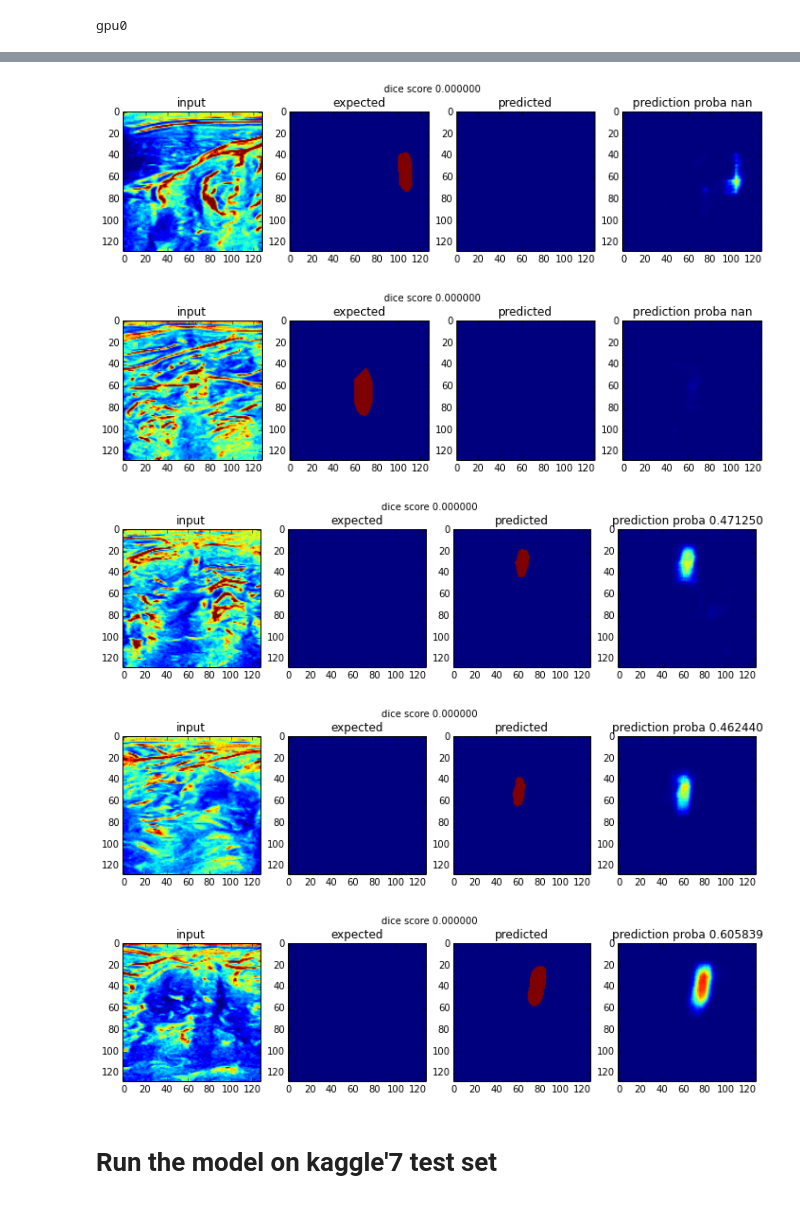
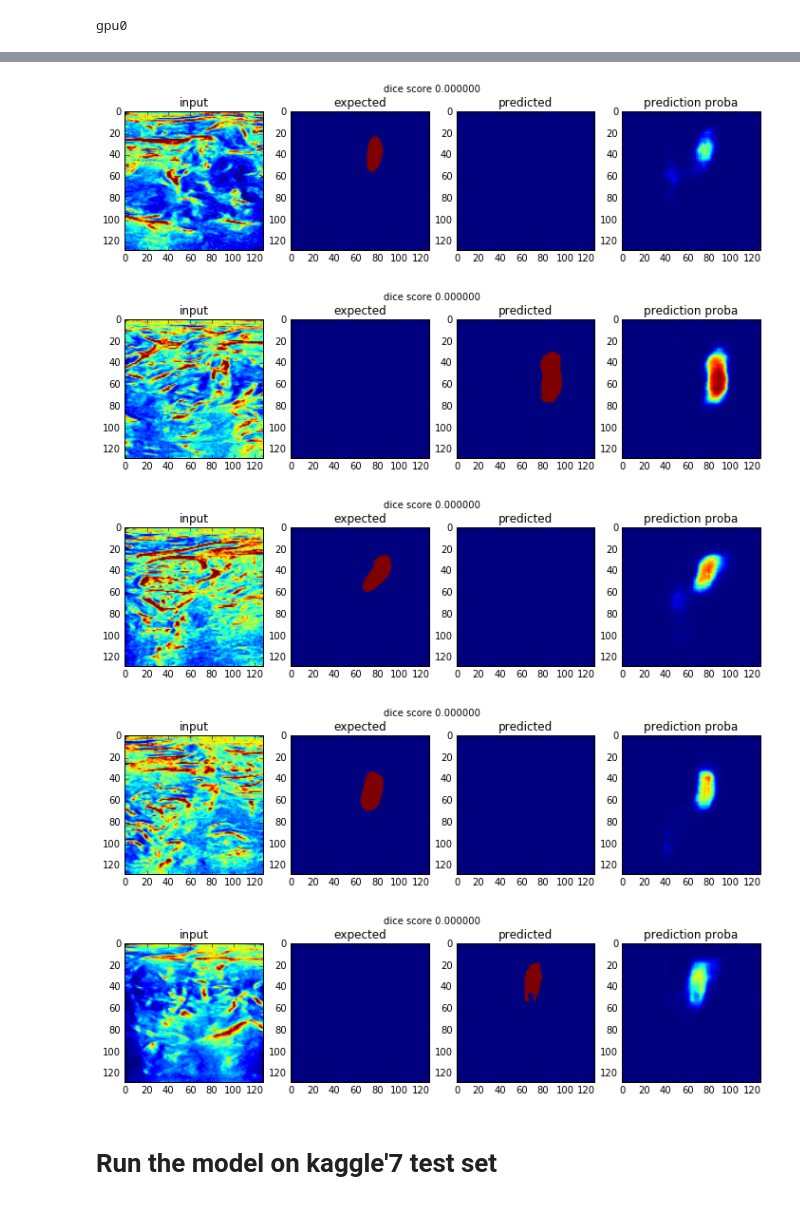
Before and after one commit to julienr/kaggle_uns, a Jupyter notebook: 15_fcn_128_multiout_clean_33filters/train_fcnn_multiout.ipynb, the cells around one changed output, grey strips where cells are left out. Drawn from its saved outputs; the diff is of its cells as text; code cells hidden in the pictures.

```diff
--- a/15_fcn_128_multiout_clean_33filters/train_fcnn_multiout.ipynb
+++ b/15_fcn_128_multiout_clean_33filters/train_fcnn_multiout.ipynb
@@ -19,13 +17,18 @@ import warnings
 warnings.filterwarnings('ignore', category=DeprecationWarning, module='.*/ipykernel/.*')
 %matplotlib inline
 # %%
-_d = np.load('../../data_clean_128_train.npz')
+_d = np.load('../data/data_clean_128_train.npz')
 X = _d['X']
 Y = _d['Y']
 
 # Turn labels into boolean present/missing
 Y_binary = np.sum(np.sum(Y, axis=2), axis=1) > 0
 Y_binary = Y_binary.astype(np.float32)
+# %%
+# Also load the non-filtered data for evaluation
+_d = np.load('../data/data_128_train.npz')
+X_full = _d['X'][:,None,:,:]
+Y_full = _d['Y'][:,None,:,:]
 # %%
 print X.shape
 print Y.shape
@@ -260,3 +255,9 @@ def predict(X):
         if np.sum(Y_pred[i]) < 100 or Y_pred_binary[i] < 0.5:
             Y_pred[i,:] = 0
     return Y_pred, Y_pred_proba
+
+Y_pred, Y_pred_proba = predict(X_test)
+Y_full_pred, Y_full_pred_proba = predict(X_full)
+
+print "test set score : ", utils.dice_coefficient(Y_pred, Y_test)
+print "full set score : ", utils.dice_coefficient(Y_full_pred, Y_full)
@@ -269,8 +267,8 @@ test set score :  0.651126900451
 # %%
 # Find the images with lowest scores
 dice_scores = []
-for i in range(Y_pred.shape[0]):
-    dice_scores.append(utils.dice_coefficient(Y_pred[i], Y_test[i]))
+for i in range(Y_full_pred.shape[0]):
+    dice_scores.append(utils.dice_coefficient(Y_full_pred[i], Y_full[i]))
 dice_scores = np.array(dice_scores)
 lowest = np.argsort(dice_scores)
 # %%
@@ -282,30 +280,29 @@ pl.plot(dice_scores[lowest])
 # %%
 #i = 50
 #i = 47
 
-#for i in lowest[-450:-445]:
+#for i in lowest[2000:2005]:
 for i in lowest[:5]:
     pl.figure(figsize=(12, 3))
-    pl.suptitle('dice score %f' % utils.dice_coefficient(Y_pred[i], Y_test[i]))
+    pl.suptitle('dice score %f' % utils.dice_coefficient(Y_full_pred[i], Y_full[i]))
     pl.subplot(141)
     pl.title('input')
-    pl.imshow(X_test[i].squeeze())
+    pl.imshow(X_full[i].squeeze())
     pl.subplot(142)
     pl.title('expected')
-    pl.imshow(Y_test[i].squeeze())
+    pl.imshow(Y_full[i].squeeze())
     pl.subplot(143)
     pl.title('predicted')
-    pl.imshow(Y_pred[i].squeeze(), vmin=0, vmax=1)
+    pl.imshow(Y_full_pred[i].squeeze(), vmin=0, vmax=1)
     pl.subplot(144)
 
-    blob_proba = np.mean(Y_pred_proba[i][Y_pred[i] == 1])
-    pl.title('prediction proba %f' % blob_proba)
-    pl.imshow(Y_pred_proba[i].squeeze(), vmin=0, vmax=1)
+    pl.title('prediction proba')
+    pl.imshow(Y_full_pred_proba[i].squeeze(), vmin=0, vmax=1)
 # %% [output]
-[figure, old version]
+[figure, new version]
-[figure, old version]
+[figure, new version]
-[figure, old version]
+[figure, new version]
-[figure, old version]
+[figure, new version]
-[figure, old version]
+[figure, new version]
 # %% [markdown]
 # Run the model on kaggle'7 test set
```
Also changed, not shown: parts of 19 cells of this notebook, 6 other files.
